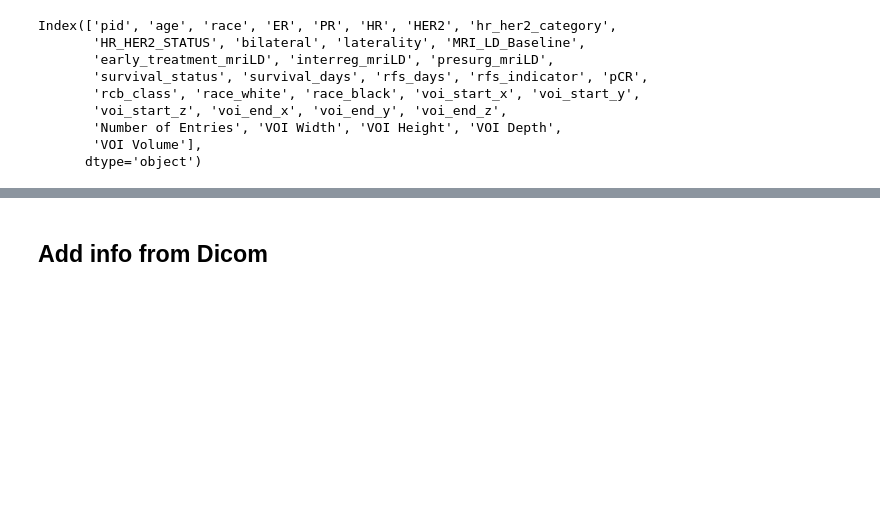
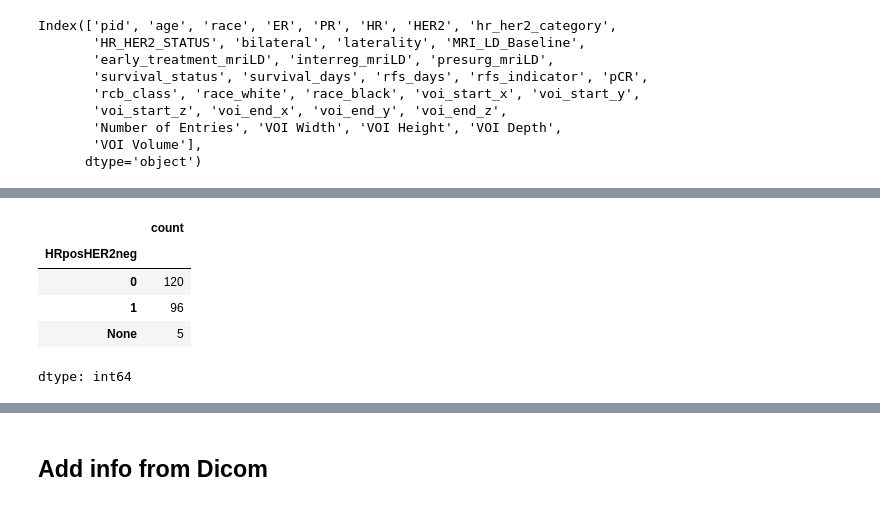
Before and after one commit to bubbysolway/BreastDCEDL, a Jupyter notebook: ISPY1/spy1_metadata.ipynb, the cells around one changed output, grey strips where cells are left out. Cells and saved outputs as stored; diff of their text form; code cells hidden in the pictures; blank space fills up the shorter version.

```diff
--- a/ISPY1/spy1_metadata.ipynb
+++ b/ISPY1/spy1_metadata.ipynb
@@ -487,0 +496,9 @@ memory usage: 45.0+ KB
+# %%
+df.HRposHER2neg.value_counts(dropna=False)
+# %% [output]
+|  | count |
+| HRposHER2neg |  |
+| 0 | 120 |
+| 1 | 96 |
+| None | 5 |
+dtype: int64
```
Also changed, not shown: parts of 32 cells of this notebook.
